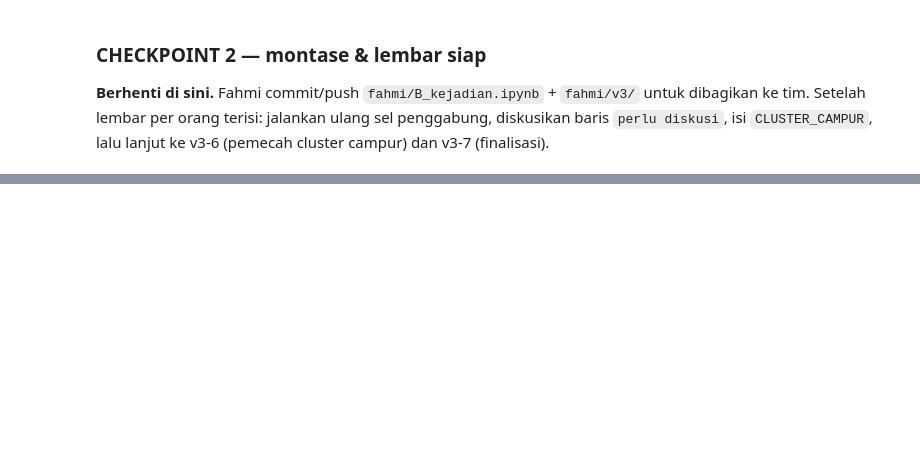
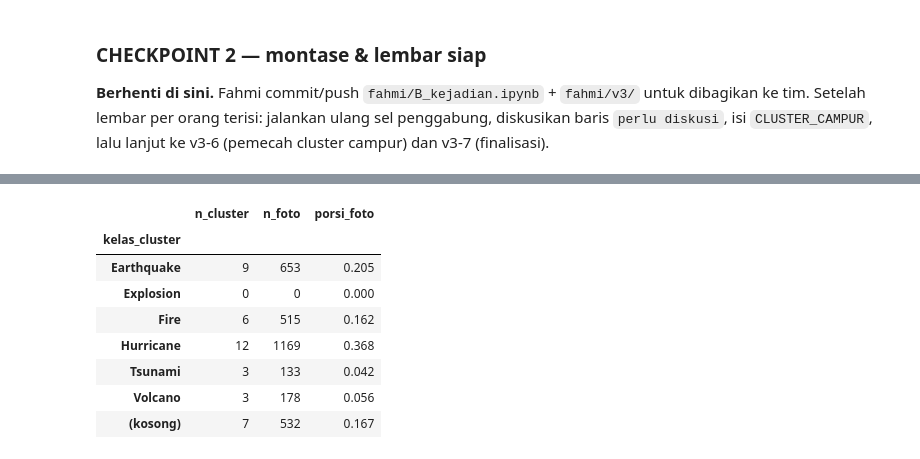
Before and after one commit to xenoo-droid/Perintis_DATAVIDIA, a Jupyter notebook: fahmi/B_kejadian.ipynb, the cells around one changed output, grey strips where cells are left out. Cells and saved outputs as stored; diff of their text form; code cells hidden in the pictures; blank space fills up the shorter version.

```diff
--- a/fahmi/B_kejadian.ipynb
+++ b/fahmi/B_kejadian.ipynb
@@ -1658,0 +1791,75 @@ Foto berlabel: 2957 dari 3180
+# %%
+OUT_S2 = "v3_sementara2"
+if os.path.exists(OUT_S2):
+    # sudah dibuat -> tidak dihitung ulang dari lembar terbaru, tidak ditimpa
+    events_s2 = pd.read_parquet(f"{OUT_S2}/events.parquet")
+    with open(f"{OUT_S2}/meta.json", encoding="utf-8") as f:
+        print(f"{OUT_S2}/ sudah ada (dibuat {json.load(f)['tanggal']}) -> tidak dihitung ulang, tidak ditimpa")
+    display(events_s2["kelas_cluster"].fillna("(kosong)").value_counts().rename("n_foto").to_frame())
+else:
+    lp2 = baca_lembar(LEMBAR_PATH)                       # putaran 2
+    assert (lp2["event_id"].astype(int).to_numpy() == np.arange(K)).all()
+    assert "kelas_putaran1" in lp2.columns, "lembar_penamaan.csv belum berisi gabungan putaran 2"
+    kelas_1_2 = lp2["kelas_1"].to_numpy()
+    CAMPUR_S2 = [int(e) for e in range(K) if kelas_1_2[e] == "campur"]
+    ATURAN_S2 = ("kelas_cluster = kelas_1 (penilai 1, lembar putaran 2) untuk semua cluster; yakin_cluster = yakin_1; "
+                 "cluster dengan kelas_1 = 'campur' diberi kelas kosong (null, tidak dipakai sebagai label latih)")
+    kelas_s2 = np.array([None if e in CAMPUR_S2 else kelas_1_2[e] for e in range(K)], dtype=object)
+    assert all(k in KELAS for k in kelas_s2 if k is not None), "kelas_1 tidak sah"
+
+    # kedekatan 0-1 di dalam cluster dari peringkat jarak ke pusat (1 = paling dekat); sama dengan v3_sementara
+    kedekatan = np.zeros(N)
+    for e in range(K):
+        ix = np.where(event_id == e)[0]
+        r = np.empty(len(ix)); r[np.argsort(jarak_pusat[ix], kind="stable")] = np.arange(len(ix))
+        kedekatan[ix] = 1 - r / (len(ix) - 1)
+
+    events_s2 = pd.DataFrame({"Id": ids, "event_id": event_id.astype(int), "jarak_pusat": np.round(jarak_pusat, 6),
+                              "kedekatan": np.round(kedekatan, 6), "kelas_cluster": kelas_s2[event_id],
+                              "yakin_cluster": lp2["yakin_1"].to_numpy()[event_id]})
+    assert len(events_s2) == N and (events_s2["Id"].to_numpy() == ids).all()
+
+    waktu_s2 = datetime.now().strftime("%Y-%m-%d %H:%M")
+    names_s2 = {"status": "sementara", "aturan": ATURAN_S2, "dibuat_pada": waktu_s2,
+                "sumber": f"{OUTPUT_DIR}/lembar_penamaan.csv putaran 2 (penamaan manual tim dari montase, setelah revisi diskusi)",
+                "cluster": {str(e): {"kelas": kelas_s2[e], "yakin": lp2.loc[e, "yakin_1"], "alasan": lp2.loc[e, "alasan_1"],
+                                     "penilai": [lp2.loc[e, "penilai_1"]],
+                                     "catatan": "campur: tidak dipakai sebagai label latih" if e in CAMPUR_S2 else ""}
+                            for e in range(K)}}
+
+    distribusi_s2 = pd.DataFrame({
+        "n_cluster": pd.Series(kelas_s2).fillna("(kosong)").value_counts(),
+        "n_foto": events_s2["kelas_cluster"].fillna("(kosong)").value_counts(),
+    }).reindex(KELAS + ["(kosong)"]).fillna(0).astype(int)
+    distribusi_s2["porsi_foto"] = (distribusi_s2["n_foto"] / N).round(3)
+    distribusi_s2.index.name = "kelas_cluster"
+
+    with open(LEMBAR_PATH, "rb") as f:
+        sha_lembar2 = hashlib.sha1(f.read()).hexdigest()
+    meta_s2 = {
+        "versi": "v3_sementara2", "oleh": "Fahmi", "tanggal": waktu_s2, "status": "sementara",
+        "keterangan": ("Pemetaan SEMENTARA kedua untuk submission cepat, dari lembar penamaan putaran 2 (revisi tim berdasarkan diskusi montase). "
+                       "Aturan pemetaan ditetapkan Fahmi sebelum submission dan tidak disetel dari skor leaderboard. "
+                       "Nama cluster berasal dari penamaan manual tim dari montase (FAQ no. 7); AI hanya membuat kode."),
+        "aturan": ATURAN_S2, "sumber": "lembar putaran 2", "cluster_campur_kosong": CAMPUR_S2,
+        "input": {"clustering": f"fahmi/{OUTPUT_DIR} (dikunci {META_LAMA['pengaturan_dikunci_pada']}, sha1 event_id {HASH_EVENT})",
+                  "lembar": f"fahmi/{LEMBAR_PATH}", "lembar_sha1": sha_lembar2,
+                  "pencocokan_final": f"fahmi/{OUTPUT_DIR}/pca.joblib + mean_x.npy + centroids.npy"},
+        "pengaturan": PENGATURAN_V3,
+        "kesepakatan_cek_silang_putaran2": {"n": K2["n_cek_silang"], "sama": K2["sama"],
+                                            "persen_setuju": K2["persen_setuju"], "kappa": K2["kappa"]},
+        "distribusi": {k: {"n_cluster": int(r["n_cluster"]), "n_foto": int(r["n_foto"])} for k, r in distribusi_s2.iterrows()},
+        "rencana_model_final": meta_v3.get("rencana_model_final"),
+    }
+
+    os.makedirs(OUT_S2)
+    events_s2.to_parquet(f"{OUT_S2}/events.parquet", index=False)
+    with open(f"{OUT_S2}/cluster_names.json", "w", encoding="utf-8") as f:
+        json.dump(names_s2, f, ensure_ascii=False, indent=2)
+    with open(f"{OUT_S2}/meta.json", "w", encoding="utf-8") as f:
+        json.dump(meta_s2, f, ensure_ascii=False, indent=2)
+    print("Tersimpan:", sorted(os.listdir(OUT_S2)), "| sha1 lembar:", sha_lembar2)
+    print("Cluster campur dikosongkan:", CAMPUR_S2)
+    print("Foto berlabel:", int(events_s2["kelas_cluster"].notna().sum()), "dari", N)
+    display(distribusi_s2)
+# %% [output]
@@ -1658,0 +1869,9 @@ Foto berlabel: 2957 dari 3180
+|  | n_cluster | n_foto | porsi_foto |
+| kelas_cluster |  |  |  |
+| Earthquake | 9 | 653 | 0.205 |
+| Explosion | 0 | 0 | 0.000 |
+| Fire | 6 | 515 | 0.162 |
+| Hurricane | 12 | 1169 | 0.368 |
+| Tsunami | 3 | 133 | 0.042 |
+| Volcano | 3 | 178 | 0.056 |
+| (kosong) | 7 | 532 | 0.167 |
```
Also changed, not shown: parts of 8 cells of this notebook, 17 other files.
